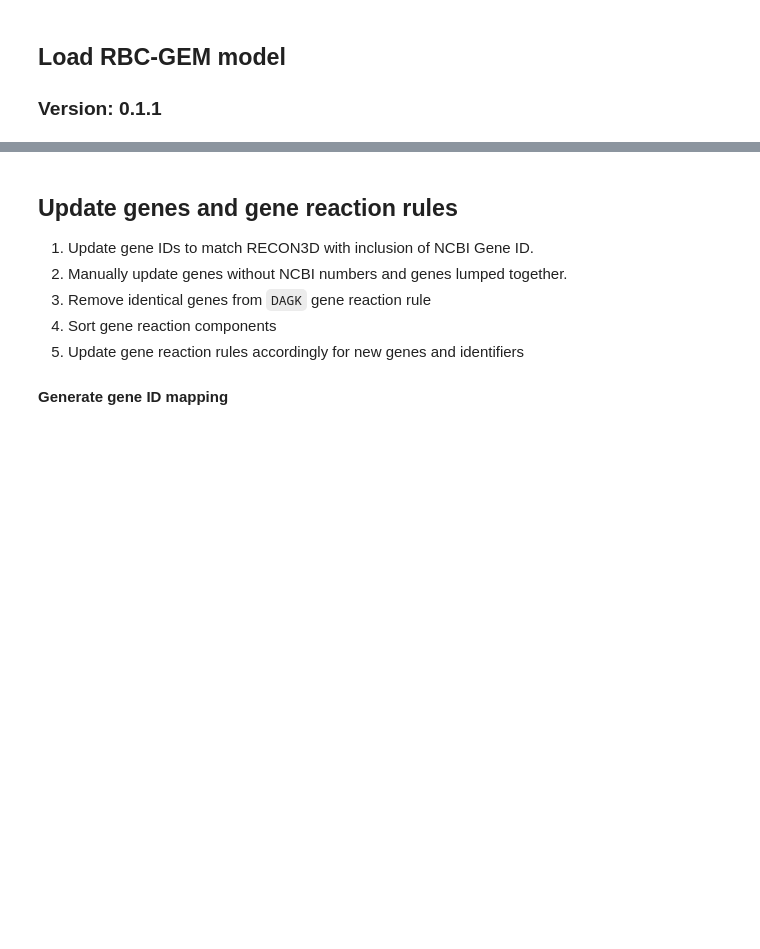
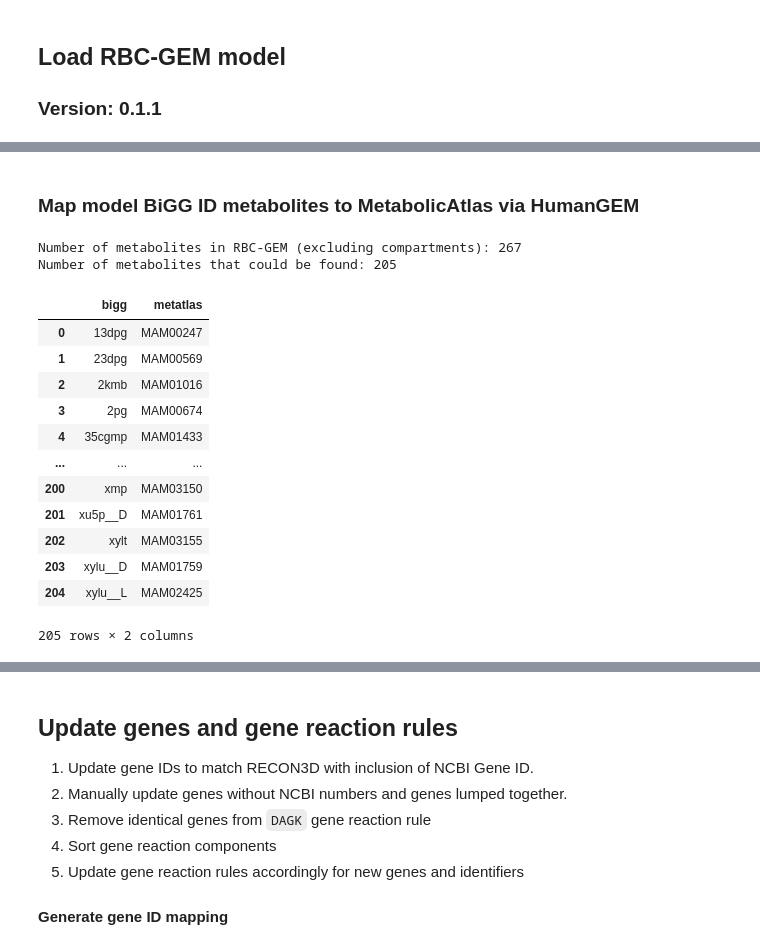
Before and after one commit to z-haiman/RBC-GEM, a Jupyter notebook: .deprecated/code/curation/RBC-GEM_v0.1.1_v0.2.0.ipynb, the cells around one changed output, grey strips where cells are left out. Saved outputs shown, nothing was run; the diff lists cells and outputs as text; code cells hidden in the pictures; blank space fills up the shorter version.

```diff
--- a/code/notebooks/curation/RBC-GEM_v0.1.1_v0.2.0.ipynb
+++ b/.deprecated/code/curation/RBC-GEM_v0.1.1_v0.2.0.ipynb
@@ -85,0 +92,3 @@ Academic license - for non-commercial use only - expires 2024-11-28
+# %%
+HumanGEM = read_cobra_model(f"{REPO_PATH}/data/raw/Human-GEM.xml")
+HumanGEM
@@ -85,0 +105,65 @@ Academic license - for non-commercial use only - expires 2024-11-28
+# %% [markdown]
+### Map model BiGG ID metabolites to MetabolicAtlas via HumanGEM
+# %%
+model_metabolite_ids = {metabolite.id.replace(f"_{metabolite.compartment}", "") for metabolite in model.metabolites}
+bigg_metabolites = set()
+human_gem_mapping = {}
+for metabolite in HumanGEM.metabolites:
+    bigg_ids = metabolite.annotation.get("bigg.metabolite")
+    if not bigg_ids:
+        continue
+    if isinstance(bigg_ids, str):
+        bigg_ids = [bigg_ids]
+    bigg_ids = set(bigg_ids)
+    bigg_metabolites.update(bigg_ids)
+    for bigg_id in bigg_ids:
+        if bigg_id in human_gem_mapping:
+            human_gem_mapping[bigg_id] += [metabolite.id[:-1]]
+        else:
+            human_gem_mapping[bigg_id] = [metabolite.id[:-1]]
+
+
+print(f"Number of metabolites in RBC-GEM (excluding compartments): {len(model_metabolite_ids)}")
+
+intersection = sorted(bigg_metabolites.intersection(model_metabolite_ids))
+print(f"Number of metabolites that could be found: {len(intersection)}")
+print()
+
+id_mapping_dict = {}
+for rbc_metabolite in intersection:
+    metabolite_ids = set(human_gem_mapping.get(rbc_metabolite, []))
+    if len(metabolite_ids) > 1:
+        print(f'"{rbc_metabolite}": "{build_string(metabolite_ids)}",')
+    id_mapping_dict[rbc_metabolite] = build_string(metabolite_ids)
+
+manual_updates_and_corrections = {
+    # Selected reactions below needed corrections.
+
+}
+
+id_mapping_dict.update(manual_updates_and_corrections)
+id_mapping_df = pd.DataFrame.from_dict(id_mapping_dict, orient="index")
+id_mapping_df = id_mapping_df.reset_index(drop=False)
+id_mapping_df.columns = ["bigg", "metatlas"]
+
+id_mapping_df.to_csv(
+    f"{REPO_PATH}/data/interim/BiGGMetAtlasMetabolites.tsv",
+    sep="\t",
+)
+id_mapping_df
+# %% [output]
+Number of metabolites in RBC-GEM (excluding compartments): 267
+Number of metabolites that could be found: 205
+|  | bigg | metatlas |
+| 0 | 13dpg | MAM00247 |
+| 1 | 23dpg | MAM00569 |
+| 2 | 2kmb | MAM01016 |
+| 3 | 2pg | MAM00674 |
+| 4 | 35cgmp | MAM01433 |
+| ... | ... | ... |
+| 200 | xmp | MAM03150 |
+| 201 | xu5p__D | MAM01761 |
+| 202 | xylt | MAM03155 |
+| 203 | xylu__D | MAM01759 |
+| 204 | xylu__L | MAM02425 |
+205 rows × 2 columns
```
Also changed, not shown: parts of 10 cells of this notebook, 26 other files.
